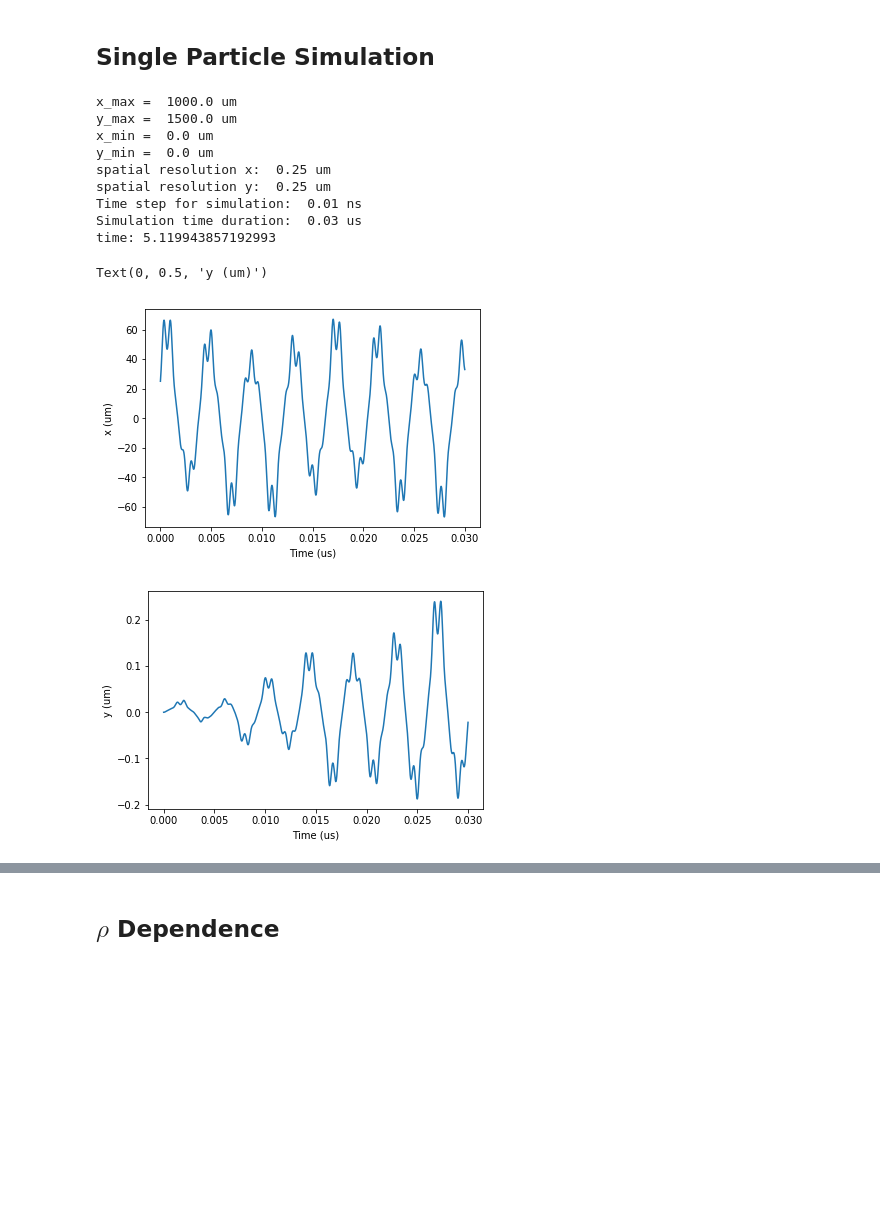
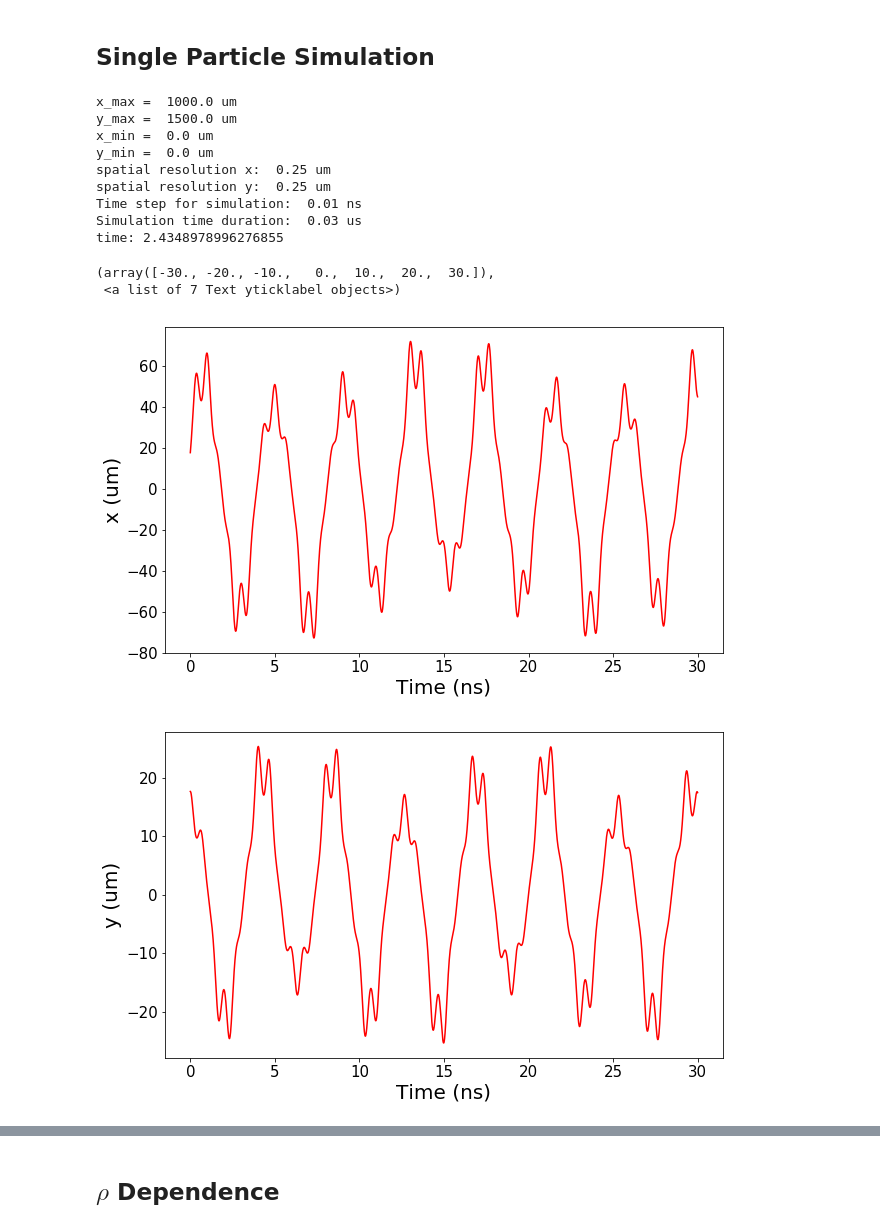
Before and after one commit to HaeffnerLab/Electron-Trap-Design-Testing, a Jupyter notebook: particle_trajectory_sim/250nm_quarter_sim1.ipynb, the cells around one changed output, grey strips where cells are left out. Drawn from its saved outputs; the diff is of its cells as text; code cells hidden in the pictures; blank space fills up the shorter version.

```diff
--- a/particle_trajectory_sim/250nm_quarter_sim1.ipynb
+++ b/particle_trajectory_sim/250nm_quarter_sim1.ipynb
@@ -239,7 +239,7 @@ t_max = 3.0e-8 # maximum time duration of the simulation
 
 T = 300.0 # kelvin
 rou = 25.0e-6 # distance from initial position to the trap center
-phi = 0.0 # direction of initial position vector
+phi = np.pi/4 # direction of initial position vector
 v = np.sqrt(2*kB*T/m) #speed
 theta = 0.0 # direction of initial velocity
 
@@ -261,46 +261,53 @@ while t < t_max:
         break
     x_traj.append(x)
     y_traj.append(y)
     t_s.append(t)
     state = rk4(state, t, dt, E_field_sim)
     t += dt
 x_traj, y_traj, t_s = np.array(x_traj), np.array(y_traj), np.array(t_s)
 
 print("x_max = ", x_max*1.0e6, "um")
 print("y_max = ", y_max*1.0e6, "um")
 print("x_min = ", x_min*1.0e6, "um")
 print("y_min = ", y_min*1.0e6, "um")
 print("spatial resolution x: ", dx*1.0e6, "um")
 print("spatial resolution y: ", dy*1.0e6, "um")
 print("Time step for simulation: ", dt*1.0e9, "ns")
 print("Simulation time duration: ", round(t*1.0e6, 3), "us")
 end = time.time()
 print("time:", end-start)
 
-plt.figure()
-plt.plot(t_s*1.0e6, x_traj*1.0e6)
-plt.xlabel("Time (us)")
-plt.ylabel("x (um)")
+plt.figure(figsize=(10,6))
+plt.plot(t_s*1.0e9, x_traj*1.0e6, 'r-')
+plt.xlabel("Time (ns)", fontsize = 20)
+plt.ylabel("x (um)", fontsize = 20)
+plt.xticks(fontsize=15)
+plt.yticks(fontsize=15)
 
-plt.figure()
-plt.plot(t_s*1.0e6, y_traj*1.0e6)
-plt.xlabel("Time (us)")
-plt.ylabel("y (um)")
+plt.figure(figsize=(10,6))
+plt.plot(t_s*1.0e9, y_traj*1.0e6, 'r-')
+plt.xlabel("Time (ns)", fontsize = 20)
+plt.ylabel("y (um)", fontsize = 20)
+plt.xticks(fontsize=15)
+plt.yticks(fontsize=15)
 
-plt.figure()
-plt.plot(x_traj*1.0e6, y_traj*1.0e6)
-plt.xlabel("x (um)")
-plt.ylabel("y (um)")
+plt.figure(figsize=(10,6))
+plt.plot(x_traj*1.0e6, y_traj*1.0e6, 'b-')
+plt.xlabel("x (um)", fontsize = 20)
+plt.ylabel("y (um)", fontsize = 20)
+plt.xticks(fontsize=15)
+plt.yticks(fontsize=15)
 # %% [output]
 x_max =  1000.0 um
 y_max =  1500.0 um
 x_min =  0.0 um
 y_min =  0.0 um
 spatial resolution x:  0.25 um
 spatial resolution y:  0.25 um
 Time step for simulation:  0.01 ns
 Simulation time duration:  0.03 us
-time: 5.119943857192993
+time: 2.4348978996276855
-Text(0, 0.5, 'y (um)')
+(array([-30., -20., -10.,   0.,  10.,  20.,  30.]),
+ <a list of 7 Text yticklabel objects>)
-[figure, old version]
+[figure, new version]
-[figure, old version]
+[figure, new version]
```
Also changed, not shown: parts of 2 cells of this notebook, 4 other files.
